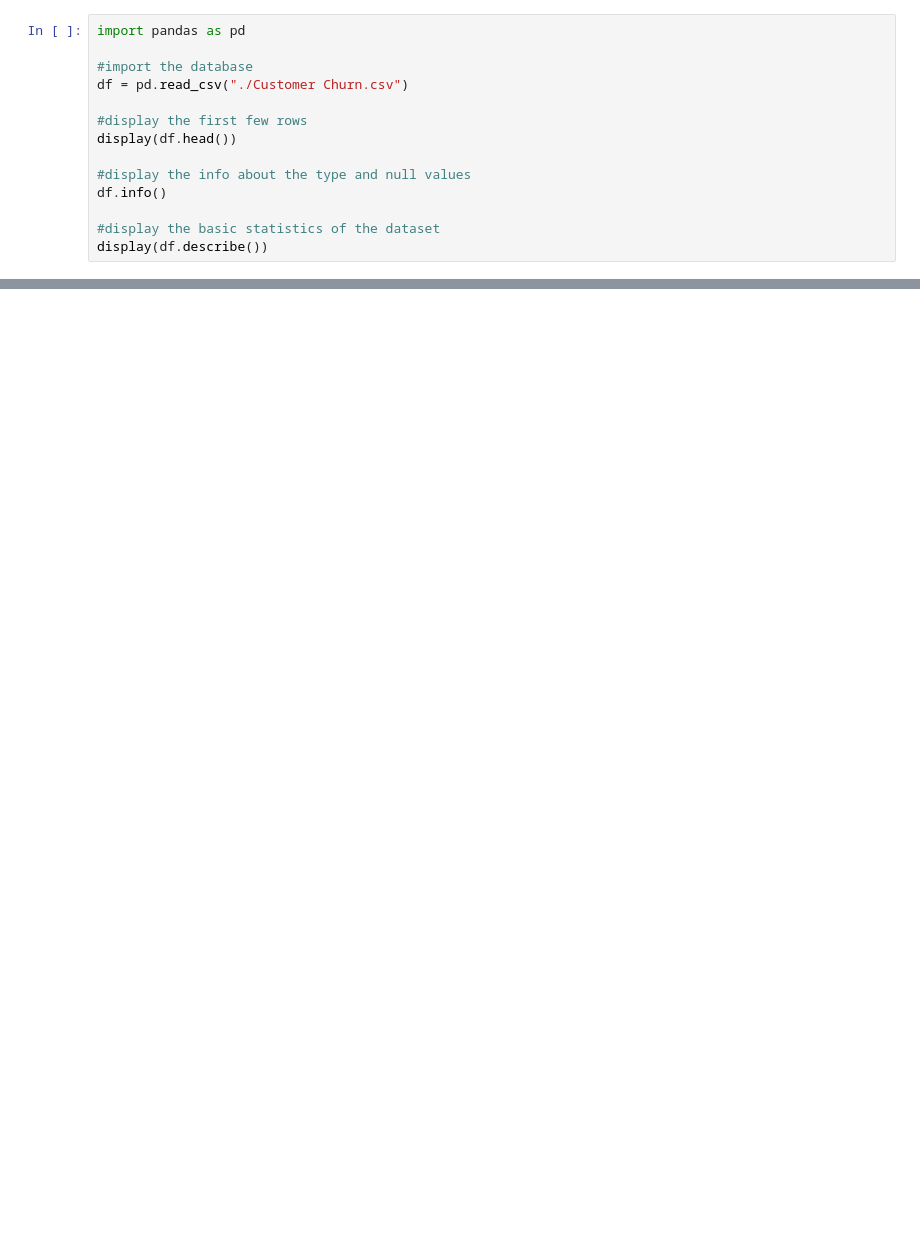
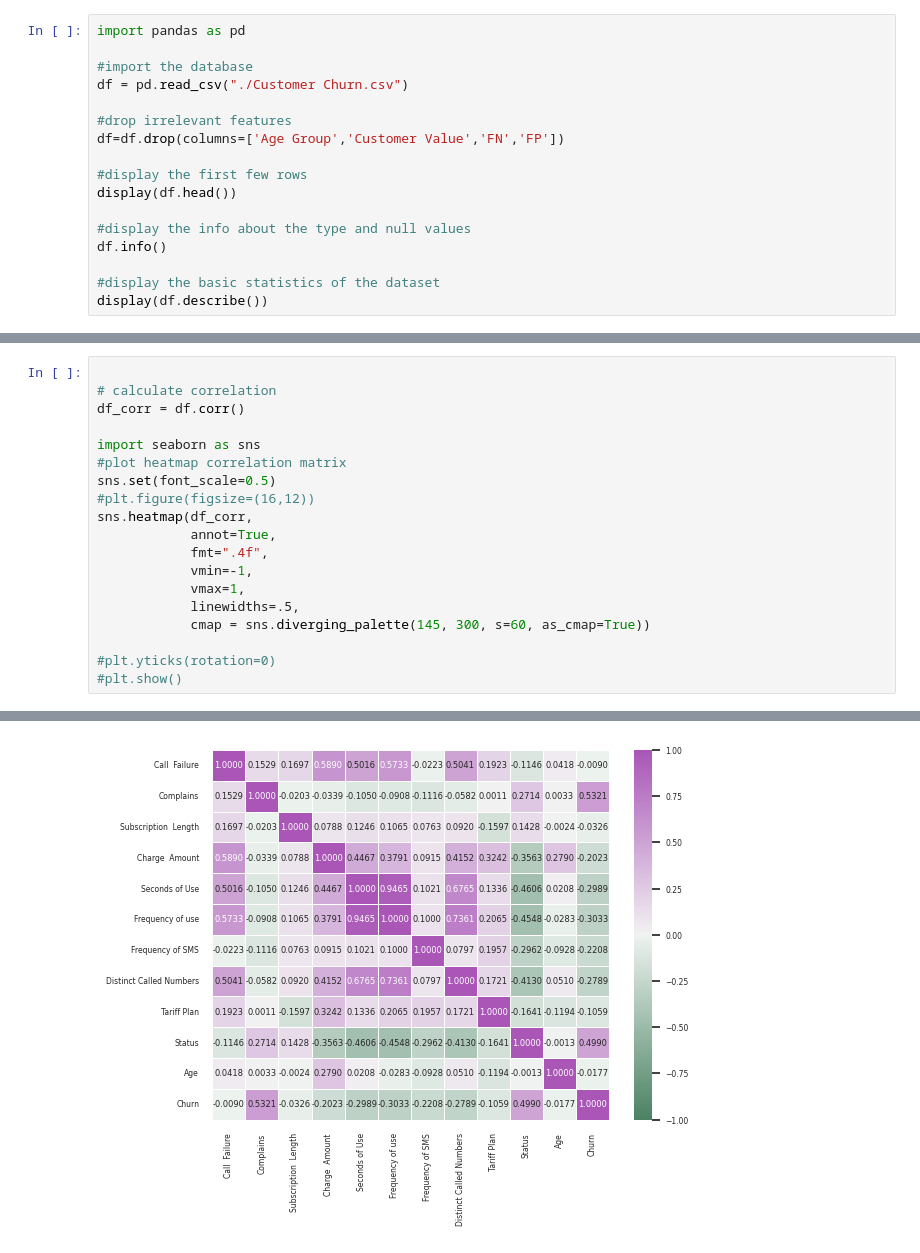
Before and after one commit to sgrava/Predict-credit-card-fraud-with-scikit, a Jupyter notebook: Churn_classifiers/Churn_analysis.ipynb, the cells around one changed output, grey strips where cells are left out. Cells and saved outputs as stored; diff of their text form; blank space fills up the shorter version.

```diff
--- a/Churn_classifiers/Churn_analysis.ipynb
+++ b/Churn_classifiers/Churn_analysis.ipynb
@@ -15,6 +20,9 @@ import pandas as pd
 
 #import the database
 df = pd.read_csv("./Customer Churn.csv")
+
+#drop irrelevant features
+df=df.drop(columns=['Age Group','Customer Value','FN','FP'])
 
 #display the first few rows
 display(df.head())
@@ -61,0 +79,20 @@ Luckily the database is in good shape and no value is missing. One of the main g
+# %%
+
+# calculate correlation
+df_corr = df.corr()
+
+import seaborn as sns
+#plot heatmap correlation matrix
+sns.set(font_scale=0.5)
+#plt.figure(figsize=(16,12))
+sns.heatmap(df_corr,
+            annot=True,
+            fmt=".4f",
+            vmin=-1,
+            vmax=1,
+            linewidths=.5,
+            cmap = sns.diverging_palette(145, 300, s=60, as_cmap=True))
+
+#plt.yticks(rotation=0)
+#plt.show()
+# %% [output]
@@ -61,0 +100 @@ Luckily the database is in good shape and no value is missing. One of the main g
+[figure, added]
```
Also changed, not shown: parts of 10 cells of this notebook.
